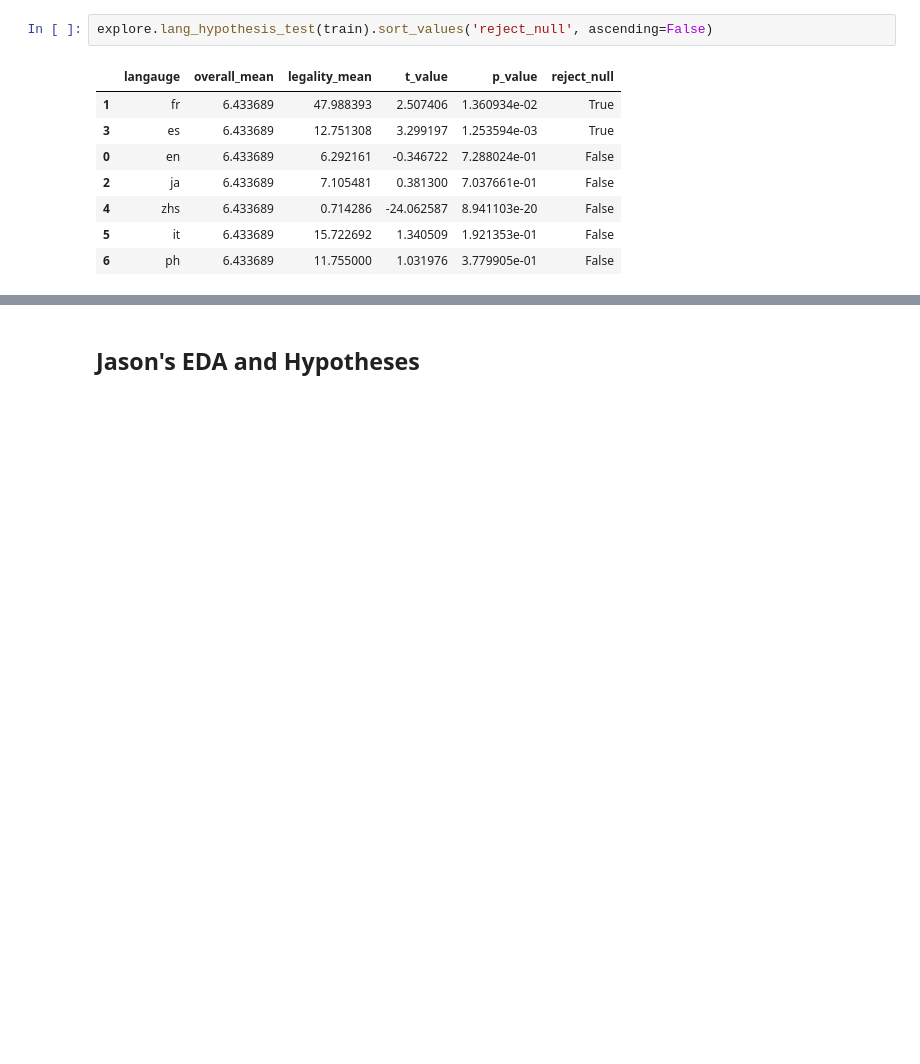
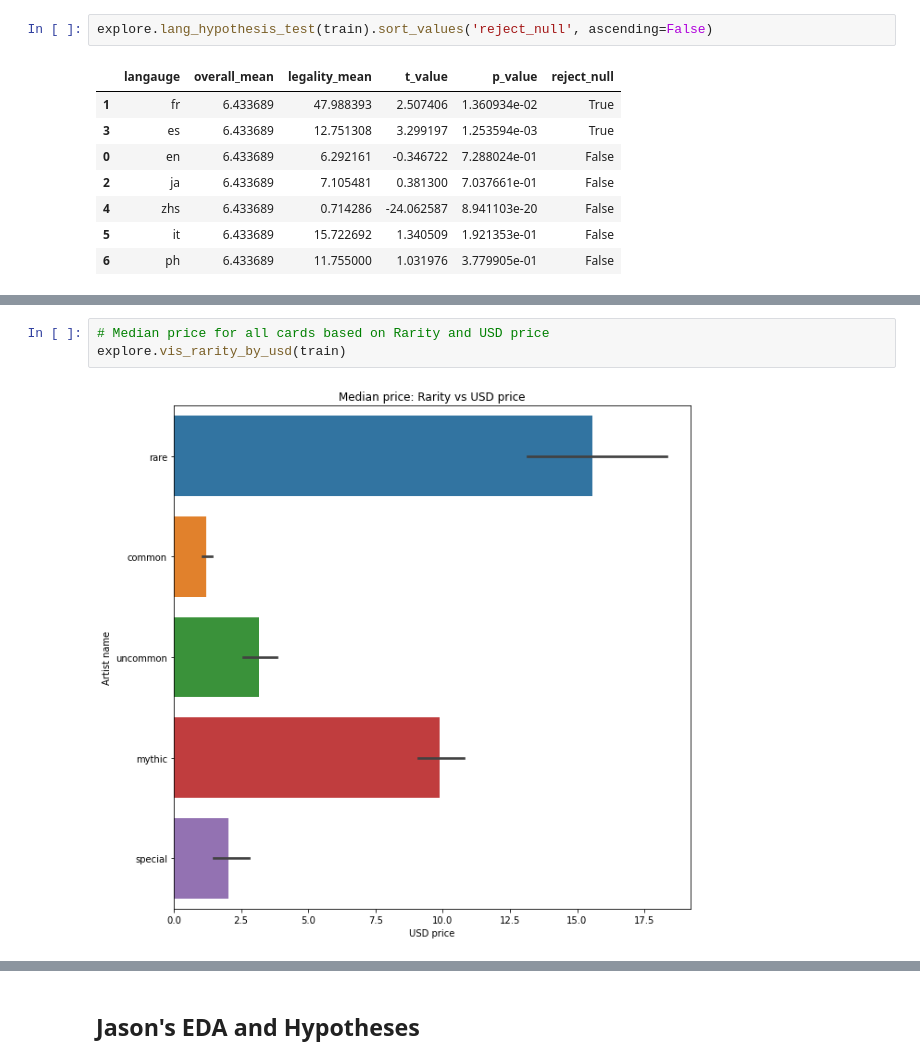
Before and after one commit to Jemison-DavidJasonStephenVasiliy/MTG-Project, a Jupyter notebook: Jason/draft_mvp.ipynb, the cells around one changed output, grey strips where cells are left out. Saved outputs shown, nothing was run; the diff lists cells and outputs as text; blank space fills up the shorter version.

```diff
--- a/Jason/draft_mvp.ipynb
+++ b/Jason/draft_mvp.ipynb
@@ -204,0 +273,5 @@ explore.hypothesis_test_years(train).sort_values('reject_null', ascending = Fals
+# %%
+# Median price for all cards based on Rarity and USD price
+explore.vis_rarity_by_usd(train)
+# %% [output]
+[figure, added]
```
Also changed, not shown: parts of 55 cells of this notebook, 3 other files.
